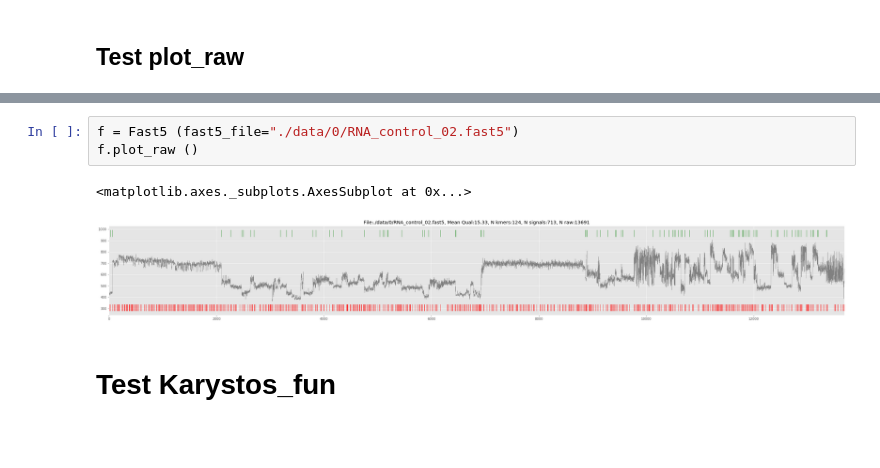
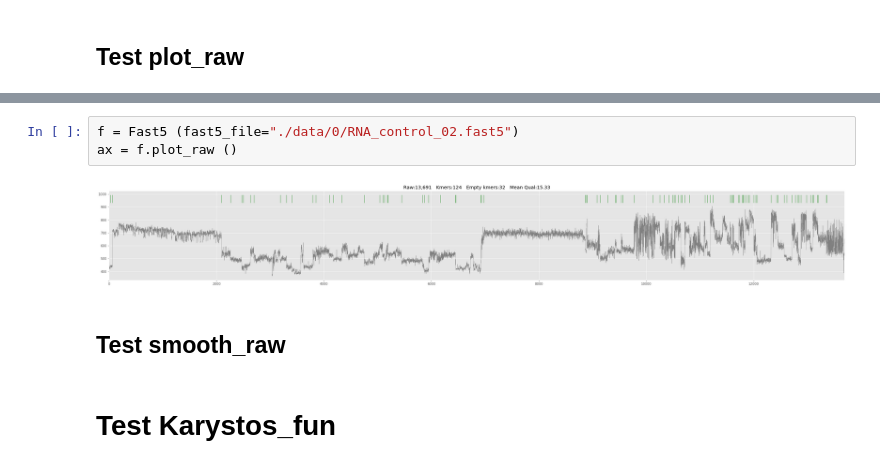
Before and after one commit to a-slide/Fast5Tools, a Jupyter notebook: Fast5Tools_test.ipynb, the cells around one changed output, grey strips where cells are left out. Saved outputs shown, nothing was run; the diff lists cells and outputs as text; blank space fills up the shorter version.

Commit message:
Add smoothing function

```diff
--- a/Fast5Tools_test.ipynb
+++ b/Fast5Tools_test.ipynb
@@ -105,9 +119,10 @@ n_events: 976
 # %%
 f = Fast5 (fast5_file="./data/0/RNA_control_02.fast5")
-f.plot_raw ()
+ax = f.plot_raw ()
 # %% [output]
-<matplotlib.axes._subplots.AxesSubplot at 0x...>
-[figure, old version]
+[figure, new version]
+# %% [markdown]
+## Test smooth_raw
 # %% [markdown]
 # Test Karystos_fun
 # %% [markdown]
```
Also changed, not shown: parts of 8 cells of this notebook, 1 other file.
